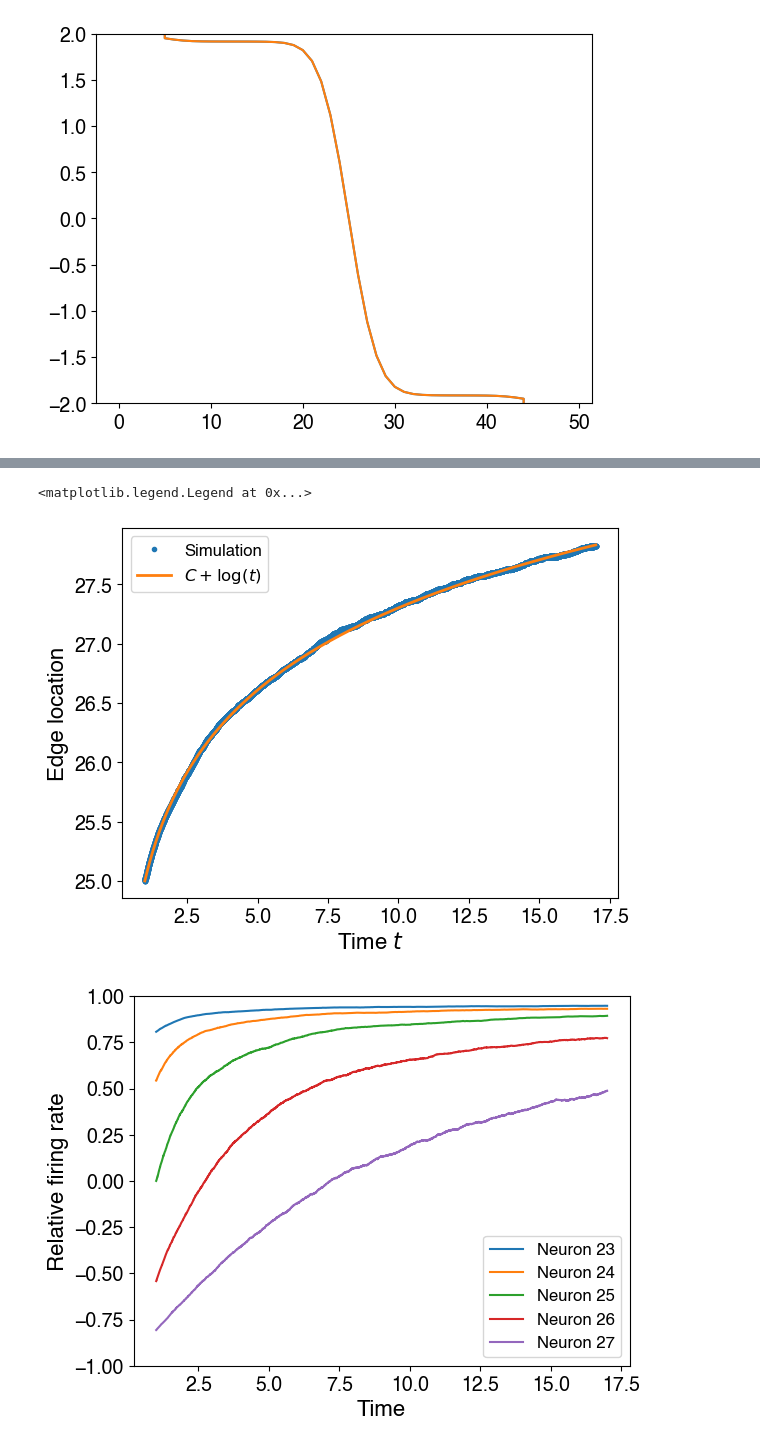
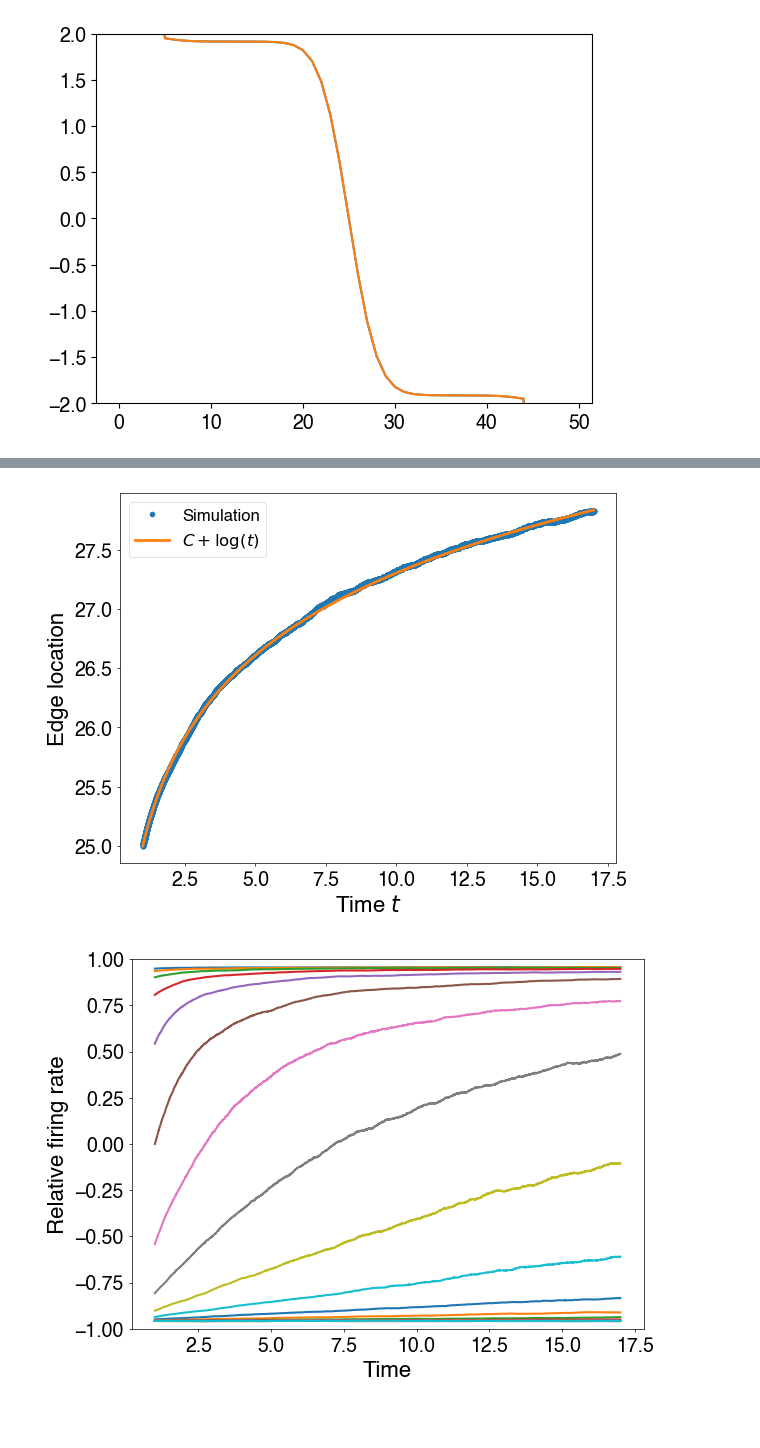
Before and after one commit to Collective-Logic-Lab/laplace-decisions, a Jupyter notebook: develop-translation-operator.ipynb, the cells around one changed output, grey strips where cells are left out. Drawn from its saved outputs; the diff is of its cells as text; code cells hidden in the pictures; blank space fills up the shorter version.

```diff
--- a/develop-translation-operator.ipynb
+++ b/develop-translation-operator.ipynb
@@ -446,7 +301,7 @@ plt.axis(ymin=-2,ymax=+2)
 # %%
 noise_var = 1e-4 # 0.1 # strength of noise (variance added per unit time)
 i_final = 5 #(t increases exponentially with i) #100 #20
-t_start = 1. #0.5 #1.
+t_start = 0.1 #1. #0.5 #1.
 t_final = t_start + 2**(i_final-1)
 delta_t = 0.001 #0.001
 input_times = np.arange(t_start,t_final+delta_t,delta_t)[:-1] # don't need an input at the final timepoint
@@ -522,19 +377,23 @@ plt.plot(rates.index,[find_edge_location(rates.loc[i]) for i in rates.index],'.'
 plt.plot(rates.index,center+np.log(rates.index),label='$C+ \log(t)$',lw=2)
 plt.xlabel('Time $t$')
 plt.ylabel('Edge location')
-plt.legend()
+leg = plt.legend()
+defaultFigure.makePretty(leg=leg)
+plt.savefig('231018_edge_location_vs_time.pdf')
 # %% [output]
-<matplotlib.legend.Legend at 0x...>
-[figure, old version]
+[figure, new version]
 # %%
 # plot rate over time for a particular neuron
-neuron_indices = [23,24,25,26,27]
+neuron_indices = range(20,40)
 for neuron_index in neuron_indices:
     name = 'Neuron {}'.format(neuron_index)
     plt.plot(rates[name],label=name)
-plt.legend()
+#leg = plt.legend()
 plt.xlabel('Time')
 plt.ylabel('Relative firing rate')
-plt.axis(ymin=-1,ymax=1);
+plt.axis(ymin=-1,ymax=1)
+plt.subplots_adjust(left=0.15,right=0.95)
+defaultFigure.makePretty(leg=leg)
+#plt.savefig('231018_firing_rate_vs_time.pdf')
 # %% [output]
-[figure, old version]
+[figure, new version]
```
Also changed, not shown: parts of 8 cells of this notebook, 1 other file.
